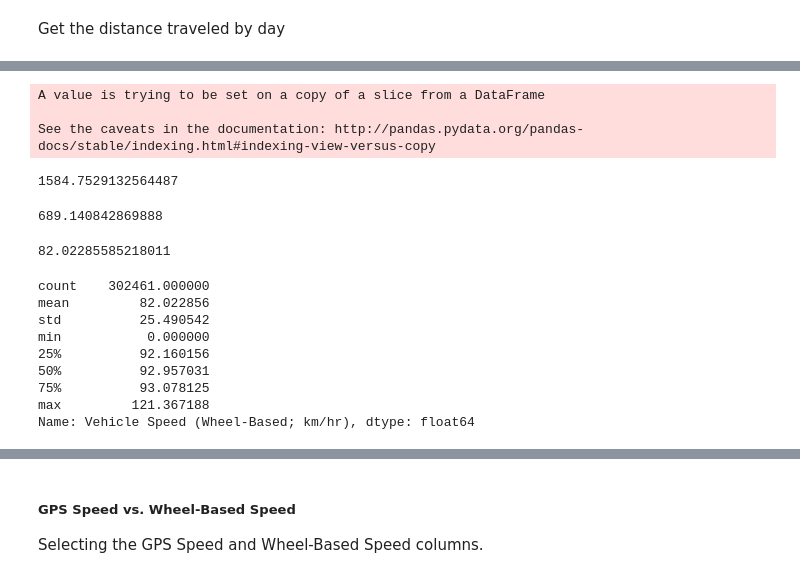
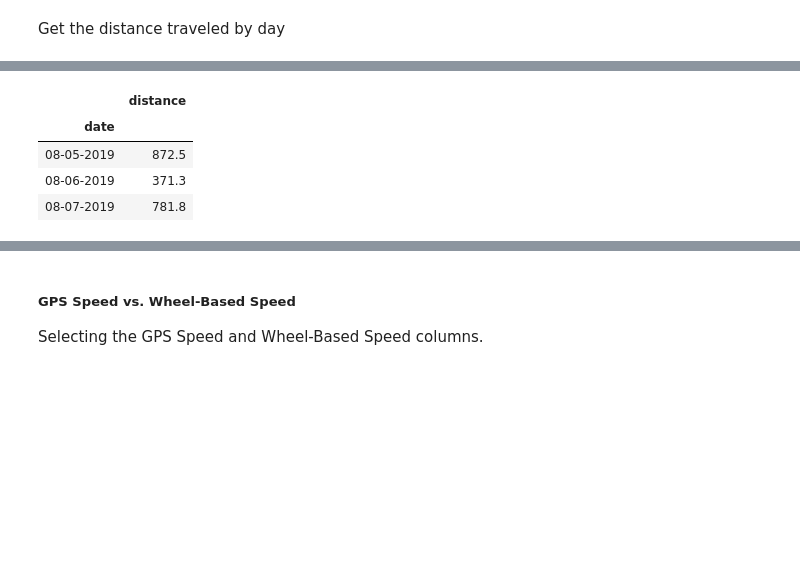
Before and after one commit to UNCG-CSE/Volvo_Truck_Analytics, a Jupyter notebook: src/Truck 1 Analysis.ipynb, the cells around one changed output, grey strips where cells are left out. Cells and saved outputs as stored; diff of their text form; code cells hidden in the pictures; blank space fills up the shorter version.

```diff
--- a/src/Truck 1 Analysis.ipynb
+++ b/src/Truck 1 Analysis.ipynb
@@ -143,5 +89,0 @@ day7Df = dayDf.get_group(12)
-# %%
-def getDistance(df):
-    df.dropna(subset=['Vehicle Speed (Wheel-Based; km/hr)'], inplace=True) #remove rows with no speed data
-    df.asfreq(freq='30S')                        #Convert to 100Hz using mean
-    return (df['Vehicle Speed (Wheel-Based; km/hr)']/3600).sum()
@@ -217,27 +101,0 @@ dtype: float64
-# %%
-getDistance(day2Df)
-# %% [output]
-A value is trying to be set on a copy of a slice from a DataFrame
-
-See the caveats in the documentation: http://pandas.pydata.org/pandas-docs/stable/indexing.html#indexing-view-versus-copy
-1584.7529132564487
-# %%
-(By100Hz['Vehicle Speed (Wheel-Based; km/hr)']/3600).sum()
-# %% [output]
-689.140842869888
-# %%
-day1Df['Vehicle Speed (Wheel-Based; km/hr)'].sum()/len(day1Df)
-# %% [output]
-82.02285585218011
-# %%
-day1Df['Vehicle Speed (Wheel-Based; km/hr)'].describe()
-# %% [output]
-count    302461.000000
-mean         82.022856
-std          25.490542
-min           0.000000
-25%          92.160156
-50%          92.957031
-75%          93.078125
-max         121.367188
-Name: Vehicle Speed (Wheel-Based; km/hr), dtype: float64
@@ -243,0 +106,15 @@ Name: Vehicle Speed (Wheel-Based; km/hr), dtype: float64
+# %%
+date = []
+distance = []
+for i in Days:
+    date.append(i.index[1].date().strftime('%m-%d-%Y'))
+    distance.append(getDistance(i))
+
+distanceDf = pd.DataFrame(dict({'date':date, 'distance':distance}))
+distanceDf.set_index('date')
+# %% [output]
+|  | distance |
+| date |  |
+| 08-05-2019 | 872.5 |
+| 08-06-2019 | 371.3 |
+| 08-07-2019 | 781.8 |
```
Also changed, not shown: parts of 19 cells of this notebook.
